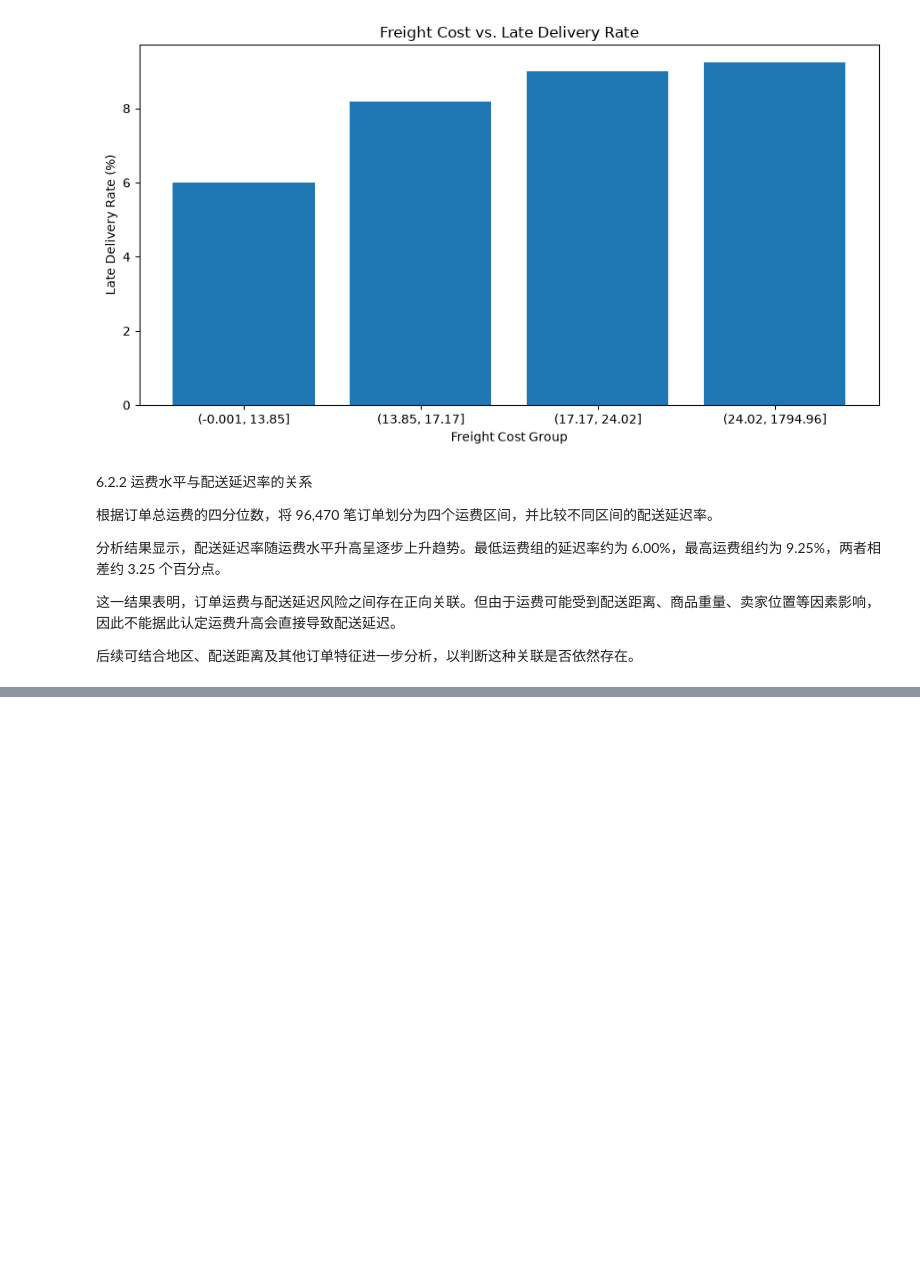
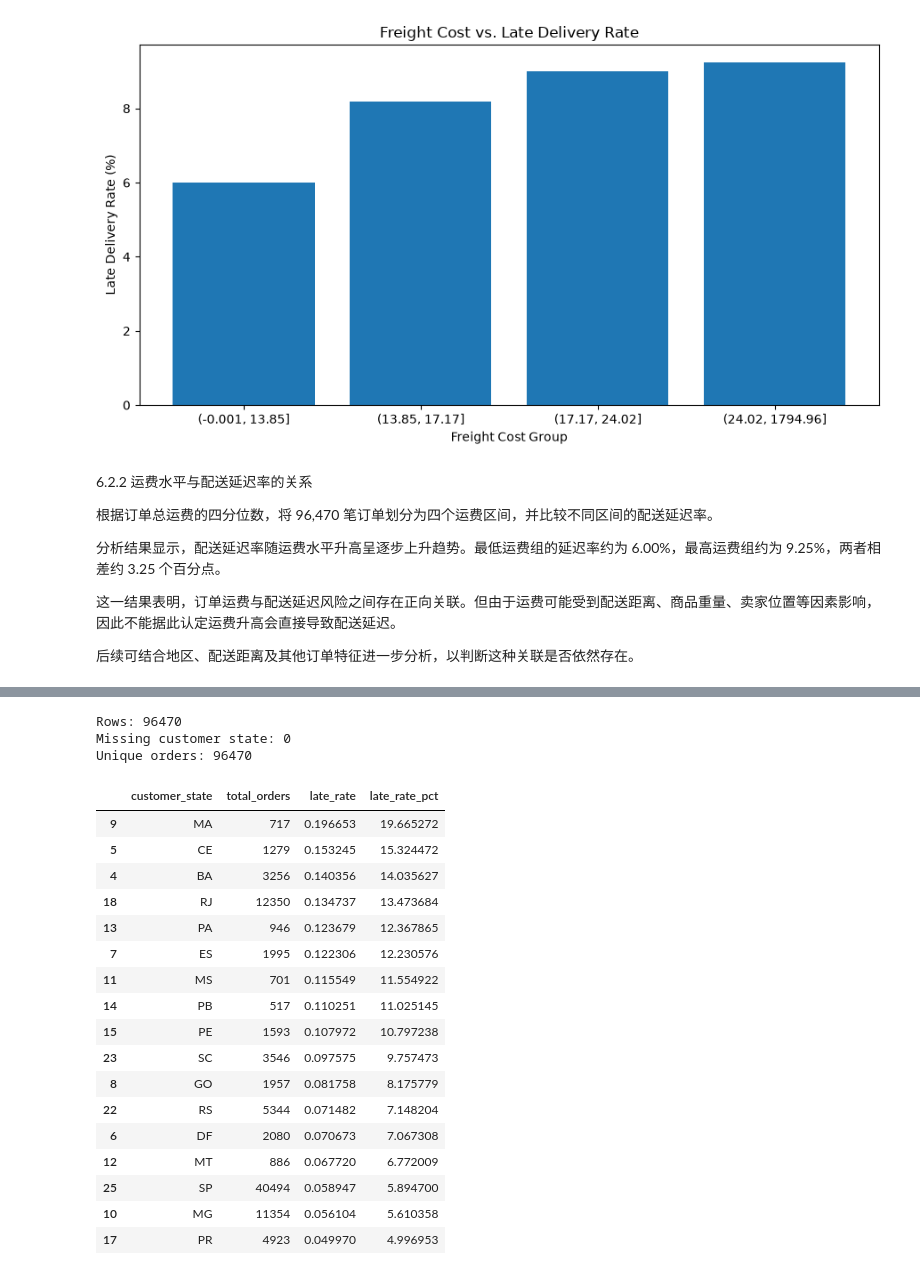
Before and after one commit to 1936196484leex-cloud/ecommerce-delivery-analysis, a Jupyter notebook: notebooks/01_data_explpration.ipynb, the cells around one changed output, grey strips where cells are left out. Cells and saved outputs as stored; diff of their text form; code cells hidden in the pictures; blank space fills up the shorter version.

```diff
--- a/notebooks/01_data_explpration.ipynb
+++ b/notebooks/01_data_explpration.ipynb
@@ -925,0 +928,6 @@ plt.show()
+# %%
+import pandas as pd
+
+customers = pd.read_csv('../data/olist_customers_dataset.csv')
+sellers = pd.read_csv('../data/olist_sellers_dataset.csv')
+geolocation = pd.read_csv('../data/olist_geolocation_dataset.csv')
@@ -925,0 +1281,11 @@ plt.show()
+# %%
+state_analysis = delivery_analysis.merge(
+    order_state[
+        ['order_id','customer_state']
+    ],
+    on ='order_id',
+    how = 'left',
+    validate ='one_to_one'
+)
+
+state_analysis.head()
@@ -925,0 +1299,8 @@ plt.show()
+# %%
+print('Rows:',len(state_analysis))
+print('Missing customer state:', state_analysis['customer_state'].isna().sum())
+print('Unique orders:', state_analysis['order_id'].nunique())
+# %% [output]
+Rows: 96470
+Missing customer state: 0
+Unique orders: 96470
@@ -925,0 +1322,28 @@ plt.show()
+# %%
+state_summary_filtered = state_summary[
+    state_summary['total_orders'] >= 500
+].sort_values(
+    'late_rate_pct',
+    ascending= False
+)
+
+state_summary_filtered
+# %% [output]
+|  | customer_state | total_orders | late_rate | late_rate_pct |
+| 9 | MA | 717 | 0.196653 | 19.665272 |
+| 5 | CE | 1279 | 0.153245 | 15.324472 |
+| 4 | BA | 3256 | 0.140356 | 14.035627 |
+| 18 | RJ | 12350 | 0.134737 | 13.473684 |
+| 13 | PA | 946 | 0.123679 | 12.367865 |
+| 7 | ES | 1995 | 0.122306 | 12.230576 |
+| 11 | MS | 701 | 0.115549 | 11.554922 |
+| 14 | PB | 517 | 0.110251 | 11.025145 |
+| 15 | PE | 1593 | 0.107972 | 10.797238 |
+| 23 | SC | 3546 | 0.097575 | 9.757473 |
+| 8 | GO | 1957 | 0.081758 | 8.175779 |
+| 22 | RS | 5344 | 0.071482 | 7.148204 |
+| 6 | DF | 2080 | 0.070673 | 7.067308 |
+| 12 | MT | 886 | 0.067720 | 6.772009 |
+| 25 | SP | 40494 | 0.058947 | 5.894700 |
+| 10 | MG | 11354 | 0.056104 | 5.610358 |
+| 17 | PR | 4923 | 0.049970 | 4.996953 |
```
Also changed, not shown: parts of 37 cells of this notebook.
